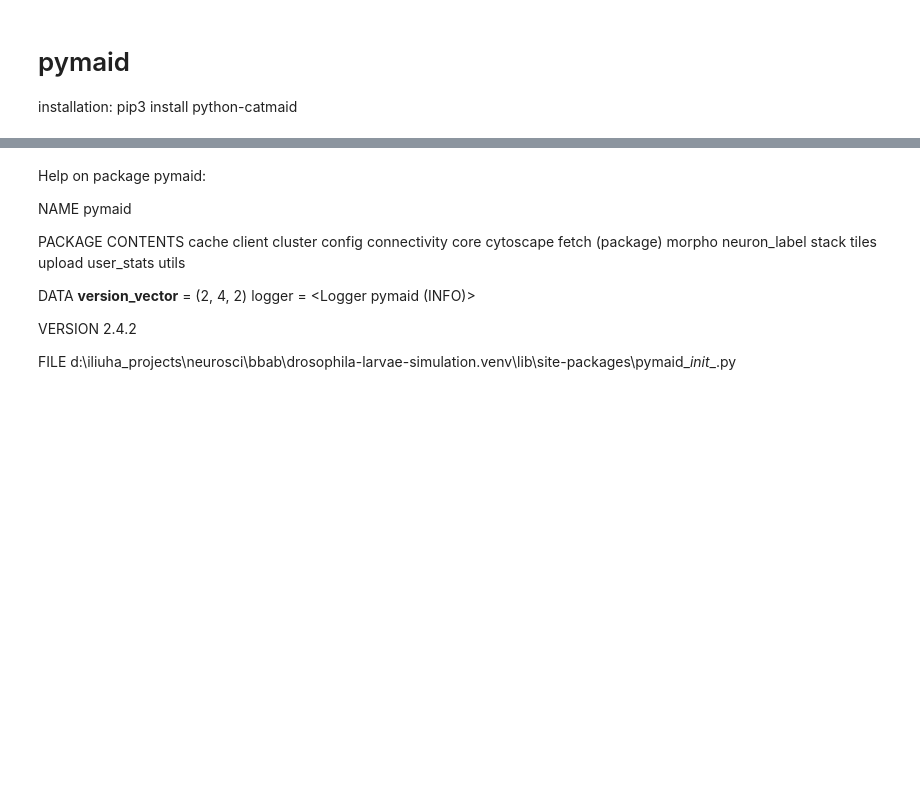
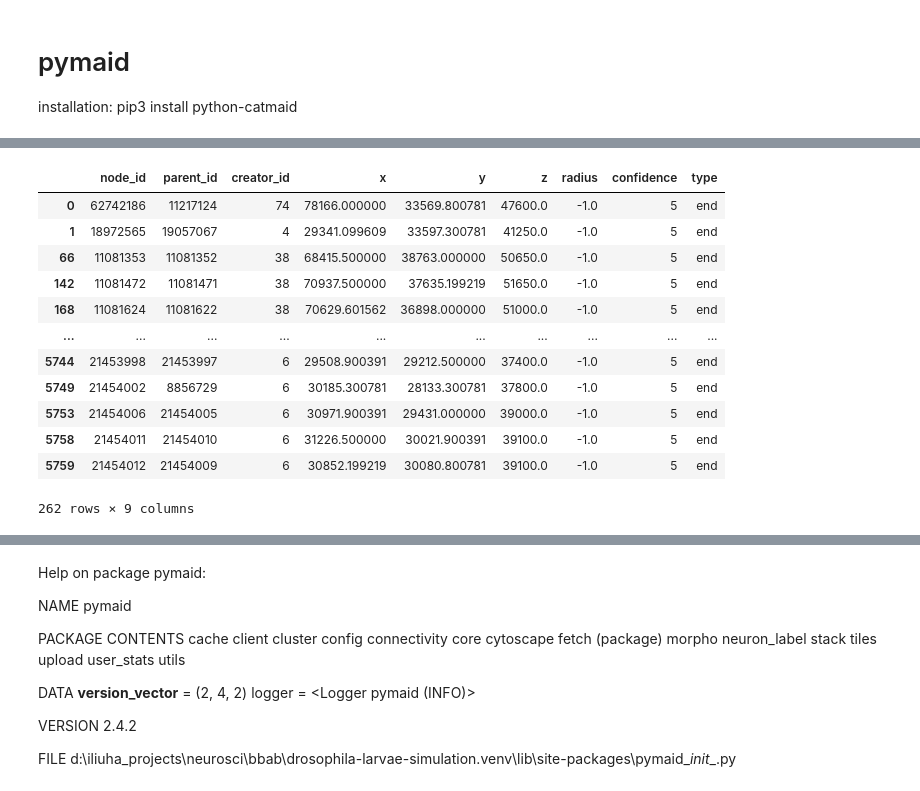
Before and after one commit to Leon-Parepko/Drosophila-Larvae-Simulation, a Jupyter notebook: Ilya/catmaid/pymaid.ipynb, the cells around one changed output, grey strips where cells are left out. Saved outputs shown, nothing was run; the diff lists cells and outputs as text; code cells hidden in the pictures; blank space fills up the shorter version.

```diff
--- a/Ilya/catmaid/pymaid.ipynb
+++ b/Ilya/catmaid/pymaid.ipynb
@@ -44,3 +125,20 @@ nodes
+# %%
+#pd.unique(nodes['type'])
+nodes[nodes['type'] == 'end']
+# %% [output]
+|  | node_id | parent_id | creator_id | x | y | z | radius | confidence | type |
+| 0 | 62742186 | 11217124 | 74 | 78166.000000 | 33569.800781 | 47600.0 | -1.0 | 5 | end |
+| 1 | 18972565 | 19057067 | 4 | 29341.099609 | 33597.300781 | 41250.0 | -1.0 | 5 | end |
+| 66 | 11081353 | 11081352 | 38 | 68415.500000 | 38763.000000 | 50650.0 | -1.0 | 5 | end |
+| 142 | 11081472 | 11081471 | 38 | 70937.500000 | 37635.199219 | 51650.0 | -1.0 | 5 | end |
+| 168 | 11081624 | 11081622 | 38 | 70629.601562 | 36898.000000 | 51000.0 | -1.0 | 5 | end |
+| ... | ... | ... | ... | ... | ... | ... | ... | ... | ... |
+| 5744 | 21453998 | 21453997 | 6 | 29508.900391 | 29212.500000 | 37400.0 | -1.0 | 5 | end |
+| 5749 | 21454002 | 8856729 | 6 | 30185.300781 | 28133.300781 | 37800.0 | -1.0 | 5 | end |
+| 5753 | 21454006 | 21454005 | 6 | 30971.900391 | 29431.000000 | 39000.0 | -1.0 | 5 | end |
+| 5758 | 21454011 | 21454010 | 6 | 31226.500000 | 30021.900391 | 39100.0 | -1.0 | 5 | end |
+| 5759 | 21454012 | 21454009 | 6 | 30852.199219 | 30080.800781 | 39100.0 | -1.0 | 5 | end |
+262 rows × 9 columns
 # %%
 import numpy as np
 def get_matrix(nodes):
```
Also changed, not shown: parts of 14 cells of this notebook, 1 other file.
